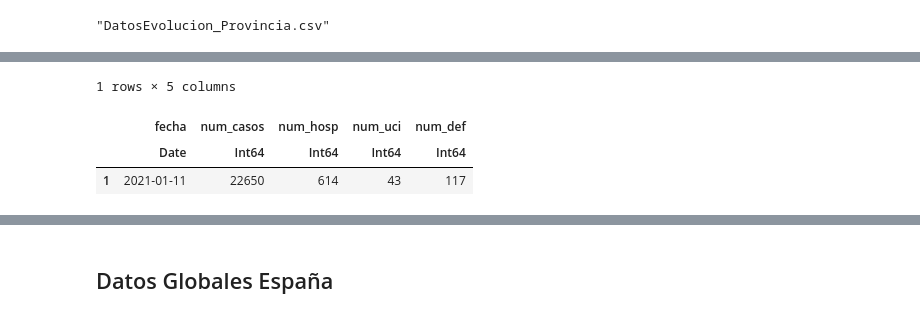
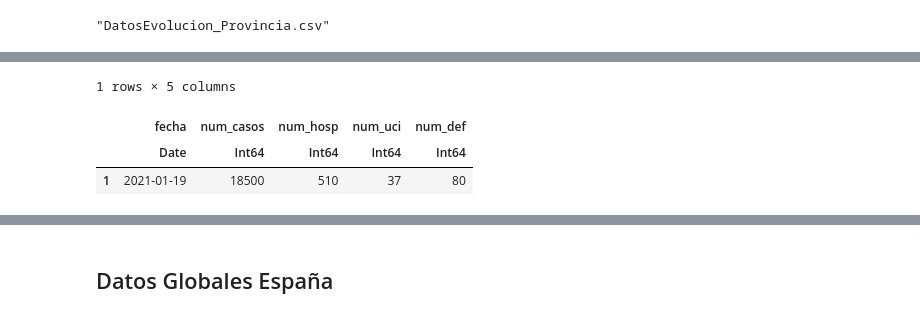
Before and after one commit to tonirodriguez/MIT-6S083, a Jupyter notebook: toni/04_Exploring_Covid19_Spain_oficial_data_Cases_Hosp_UC_Def.ipynb, the cells around one changed output, grey strips where cells are left out. Drawn from its saved outputs; the diff is of its cells as text; code cells hidden in the pictures.

```diff
--- a/toni/04_Exploring_Covid19_Spain_oficial_data_Cases_Hosp_UC_Def.ipynb
+++ b/toni/04_Exploring_Covid19_Spain_oficial_data_Cases_Hosp_UC_Def.ipynb
@@ -126,10 +126,10 @@ gdf[(gdf.fecha .== Date(today()-Day(2))) .& (gdf.provincia_iso .=== "M"), :]
 # %%
-esp[esp.fecha .== Date(today()-Day(3)), :]
+esp[esp.fecha .== Date(today()-Day(2)), :]
 # %% [output]
 1 rows × 5 columns
 |  | fecha | num_casos | num_hosp | num_uci | num_def |
 |  | Date | Int64 | Int64 | Int64 | Int64 |
-| 1 | 2021-01-11 | 22650 | 614 | 43 | 117 |
+| 1 | 2021-01-19 | 18500 | 510 | 37 | 80 |
 # %%
 df_cat[df_cat.fecha .== Date(today()-Day(2)), :]
 # %% [output]
```
Also changed, not shown: parts of 4 cells of this notebook, 6 other files.
